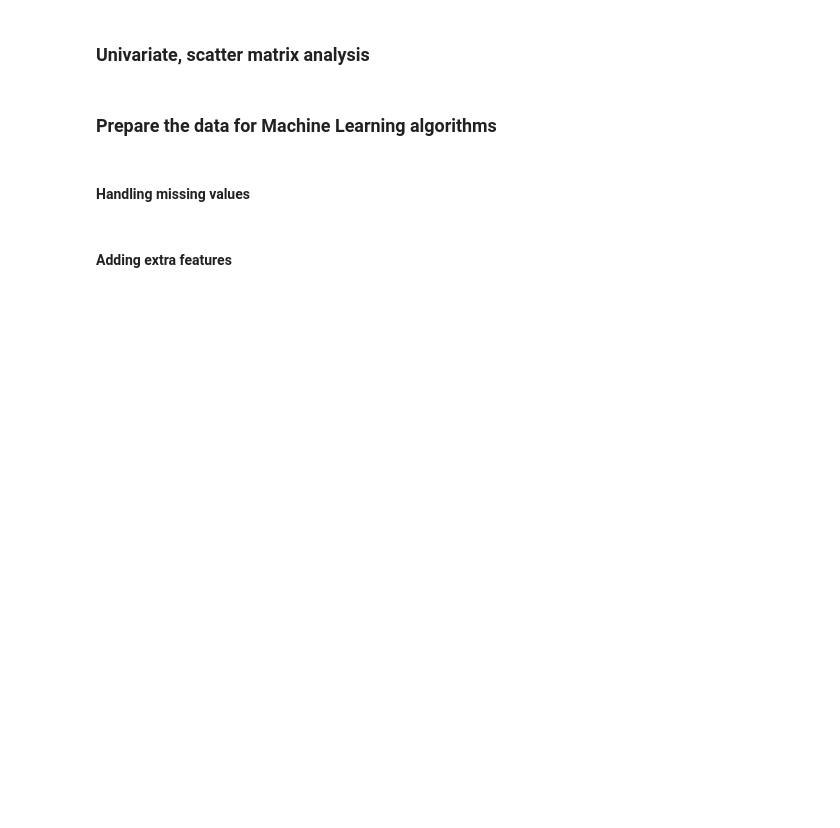
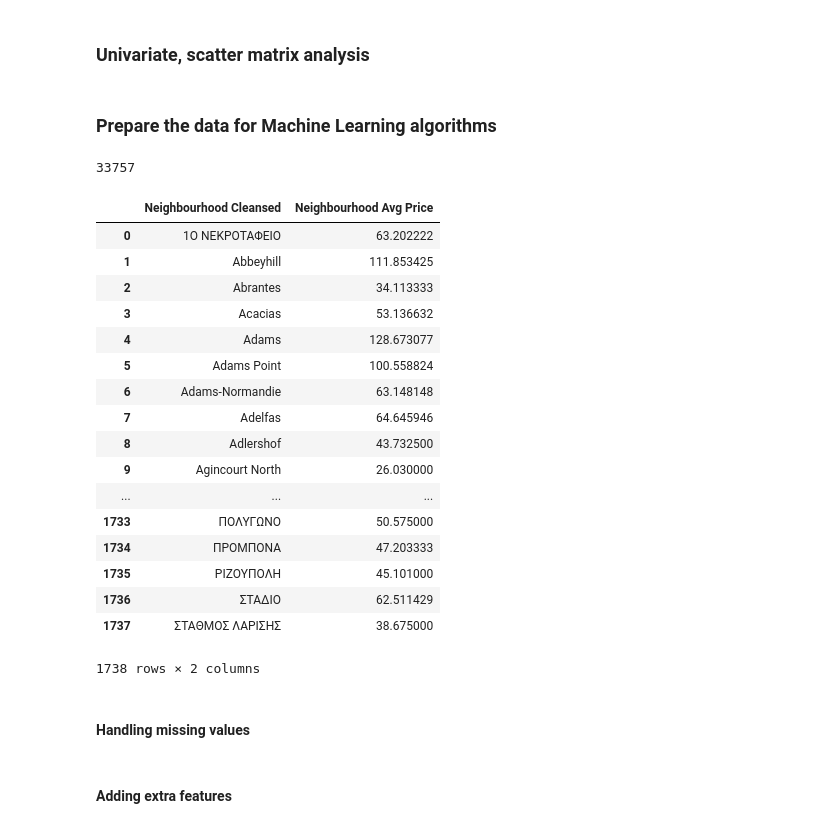
Before and after one commit to deepak-karkala/airbnb-data-science, a Jupyter notebook: notebooks/airbnb_exploratory_analysis.ipynb, the cells around one changed output. Saved outputs shown, nothing was run; the diff lists cells and outputs as text; code cells hidden in the pictures; blank space fills up the shorter version.

```diff
--- a/notebooks/airbnb_exploratory_analysis.ipynb
+++ b/notebooks/airbnb_exploratory_analysis.ipynb
@@ -1267,6 +1267,33 @@ df_strat_train = strat_train_set.copy()
 # drop labels for training set
 df = strat_train_set.drop(["Price", "Price Label"], axis=1)
 df_labels = strat_train_set["Price"].copy()
+# %%
+round(len(df_attribs) * 0.1)
+# %% [output]
+33757
+# %%
+nprice = strat_train_set.groupby("Neighbourhood Cleansed").mean()["Price"].reset_index()
+nprice.rename(columns={"Price":"Neighbourhood Avg Price"}, inplace=True)
+nprice
+# %% [output]
+|  | Neighbourhood Cleansed | Neighbourhood Avg Price |
+| 0 | 1Ο ΝΕΚΡΟΤΑΦΕΙΟ | 63.202222 |
+| 1 | Abbeyhill | 111.853425 |
+| 2 | Abrantes | 34.113333 |
+| 3 | Acacias | 53.136632 |
+| 4 | Adams | 128.673077 |
+| 5 | Adams Point | 100.558824 |
+| 6 | Adams-Normandie | 63.148148 |
+| 7 | Adelfas | 64.645946 |
+| 8 | Adlershof | 43.732500 |
+| 9 | Agincourt North | 26.030000 |
+| ... | ... | ... |
+| 1733 | ΠΟΛΥΓΩΝΟ | 50.575000 |
+| 1734 | ΠΡΟΜΠΟΝΑ | 47.203333 |
+| 1735 | ΡΙΖΟΥΠΟΛΗ | 45.101000 |
+| 1736 | ΣΤΑΔΙΟ | 62.511429 |
+| 1737 | ΣΤΑΘΜΟΣ ΛΑΡΙΣΗΣ | 38.675000 |
+1738 rows × 2 columns
 # %% [markdown]
 #### Handling missing values
 # %%
```
Also changed, not shown: parts of 18 cells of this notebook, 24 other files.
